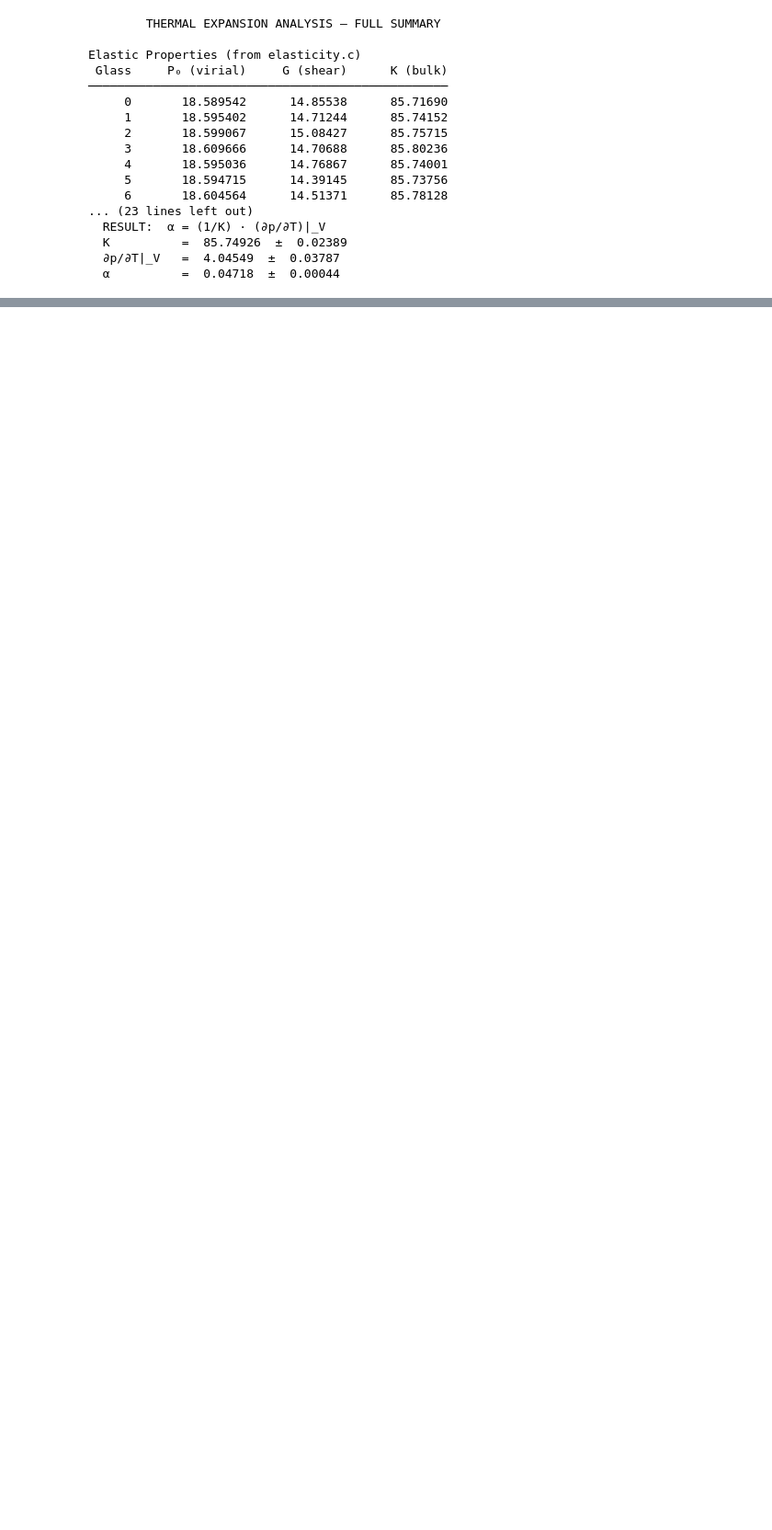
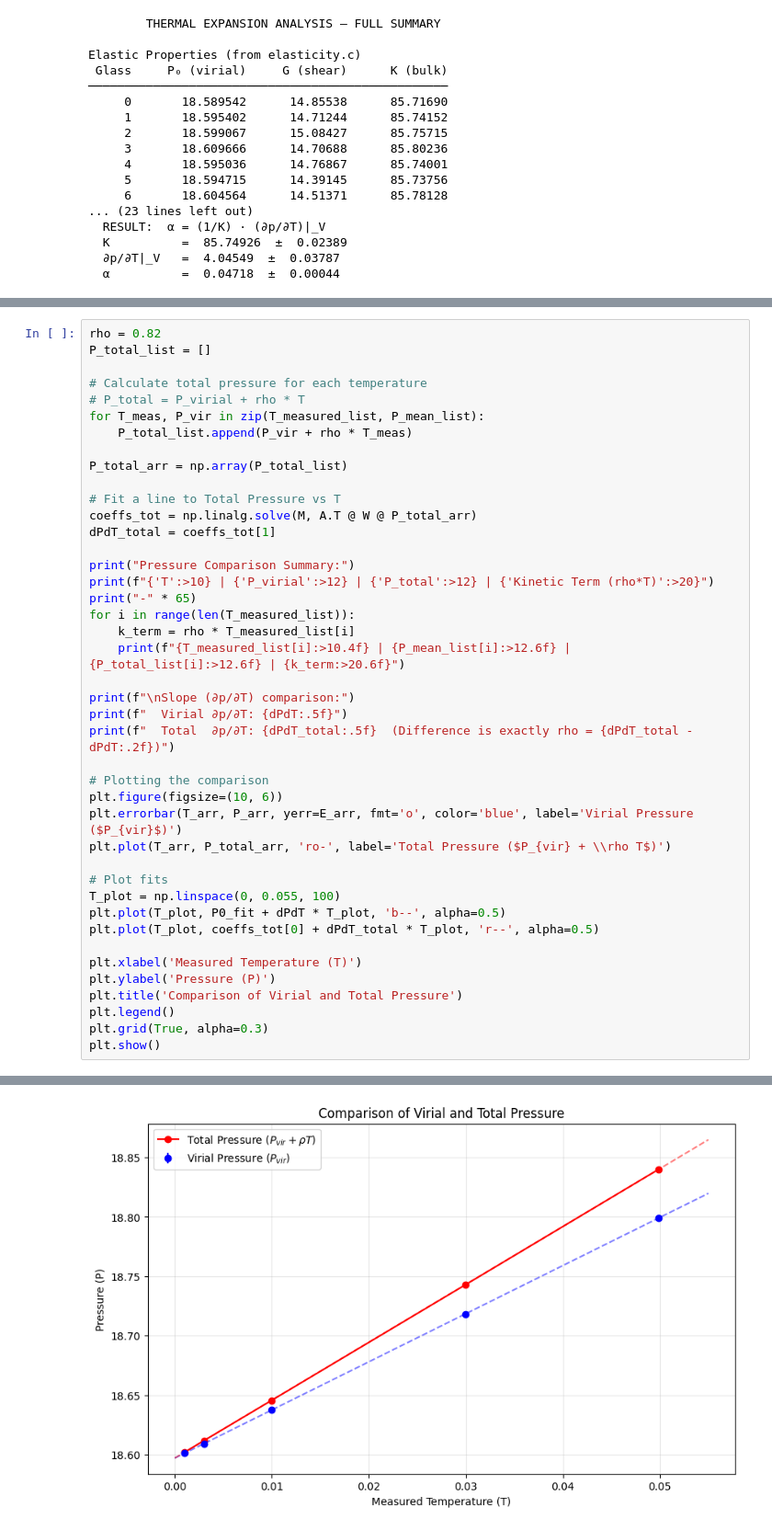
Before and after one commit to sangam28si24/glass_simulations_thermal_expansivity, a Jupyter notebook: thermal_expansion_final.ipynb, the cells around one changed output, grey strips where cells are left out. Shown at 92% size. Cells and saved outputs as stored; diff of their text form; blank space fills up the shorter version.

Commit message:
comparision plot for with and without kinetic term

```diff
--- a/thermal_expansion_final.ipynb
+++ b/thermal_expansion_final.ipynb
@@ -389,0 +392,43 @@ Elastic Properties (from elasticity.c)
+# %%
+rho = 0.82
+P_total_list = []
+
+# Calculate total pressure for each temperature
+# P_total = P_virial + rho * T
+for T_meas, P_vir in zip(T_measured_list, P_mean_list):
+    P_total_list.append(P_vir + rho * T_meas)
+
+P_total_arr = np.array(P_total_list)
+
+# Fit a line to Total Pressure vs T
+coeffs_tot = np.linalg.solve(M, A.T @ W @ P_total_arr)
+dPdT_total = coeffs_tot[1]
+
+print("Pressure Comparison Summary:")
+print(f"{'T':>10} | {'P_virial':>12} | {'P_total':>12} | {'Kinetic Term (rho*T)':>20}")
+print("-" * 65)
+for i in range(len(T_measured_list)):
+    k_term = rho * T_measured_list[i]
+    print(f"{T_measured_list[i]:>10.4f} | {P_mean_list[i]:>12.6f} | {P_total_list[i]:>12.6f} | {k_term:>20.6f}")
+
+print(f"\nSlope (∂p/∂T) comparison:")
+print(f"  Virial ∂p/∂T: {dPdT:.5f}")
+print(f"  Total  ∂p/∂T: {dPdT_total:.5f}  (Difference is exactly rho = {dPdT_total - dPdT:.2f})")
+
+# Plotting the comparison
+plt.figure(figsize=(10, 6))
+plt.errorbar(T_arr, P_arr, yerr=E_arr, fmt='o', color='blue', label='Virial Pressure ($P_{vir}$)')
+plt.plot(T_arr, P_total_arr, 'ro-', label='Total Pressure ($P_{vir} + \\rho T$)')
+
+# Plot fits
+T_plot = np.linspace(0, 0.055, 100)
+plt.plot(T_plot, P0_fit + dPdT * T_plot, 'b--', alpha=0.5)
+plt.plot(T_plot, coeffs_tot[0] + dPdT_total * T_plot, 'r--', alpha=0.5)
+
+plt.xlabel('Measured Temperature (T)')
+plt.ylabel('Pressure (P)')
+plt.title('Comparison of Virial and Total Pressure')
+plt.legend()
+plt.grid(True, alpha=0.3)
+plt.show()
+# %% [output]
@@ -389,0 +447 @@ Elastic Properties (from elasticity.c)
+[figure, added]
```
Also changed, not shown: parts of 2 cells of this notebook.
